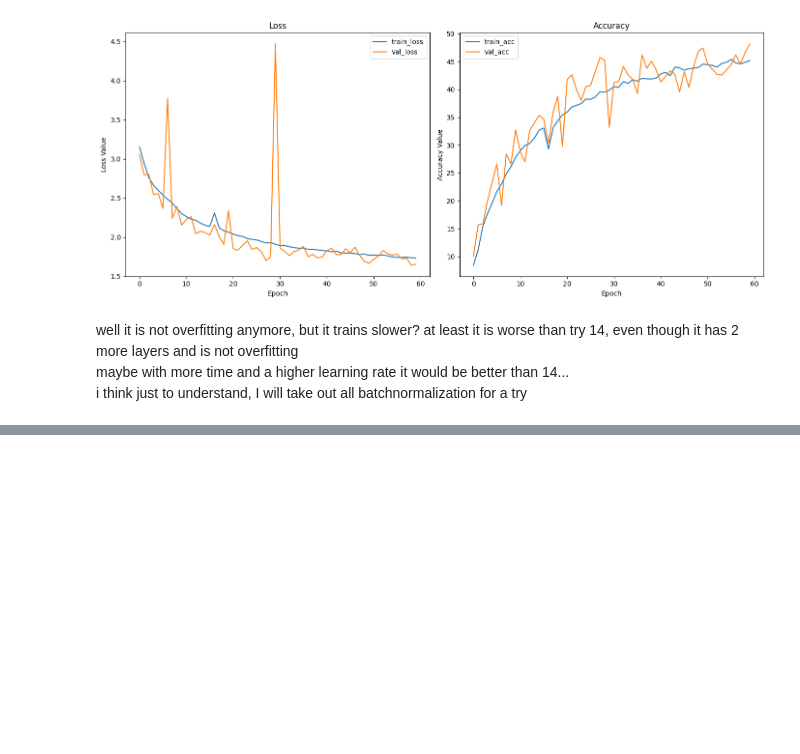
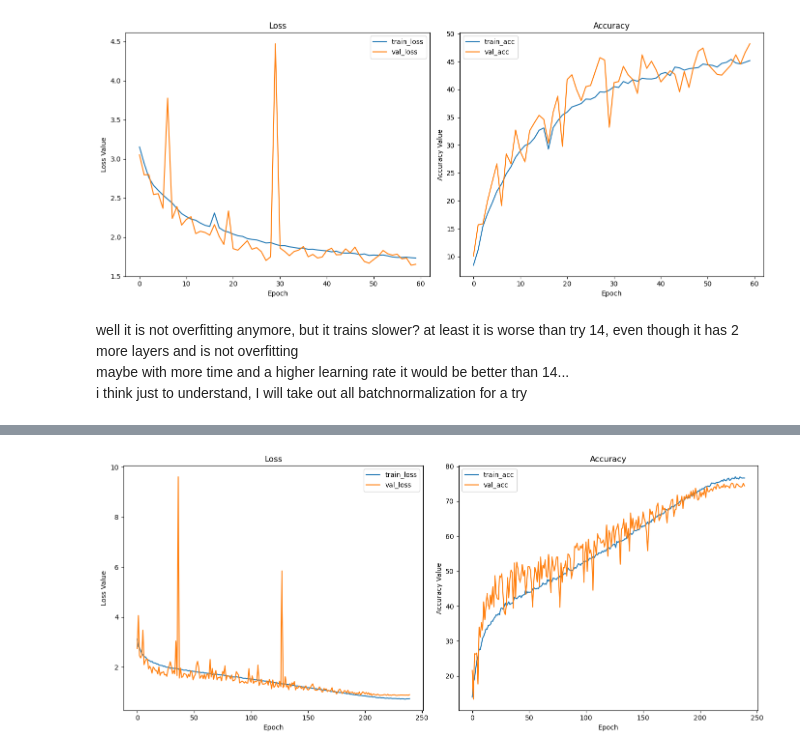
Before and after one commit to Anton123567/DL_UPC, a Jupyter notebook: results_all/Deep Learning Assignment.ipynb, the cells around one changed output, grey strips where cells are left out. Saved outputs shown, nothing was run; the diff lists cells and outputs as text; code cells hidden in the pictures; blank space fills up the shorter version.

```diff
--- a/results_all/Deep Learning Assignment.ipynb
+++ b/results_all/Deep Learning Assignment.ipynb
@@ -797,0 +827,4 @@ plot_res('results21.csv')
+# %%
+plot_res('results24_longer.csv')
+# %% [output]
+[figure, added]
```
Also changed, not shown: parts of 30 cells of this notebook, 8 other files.
